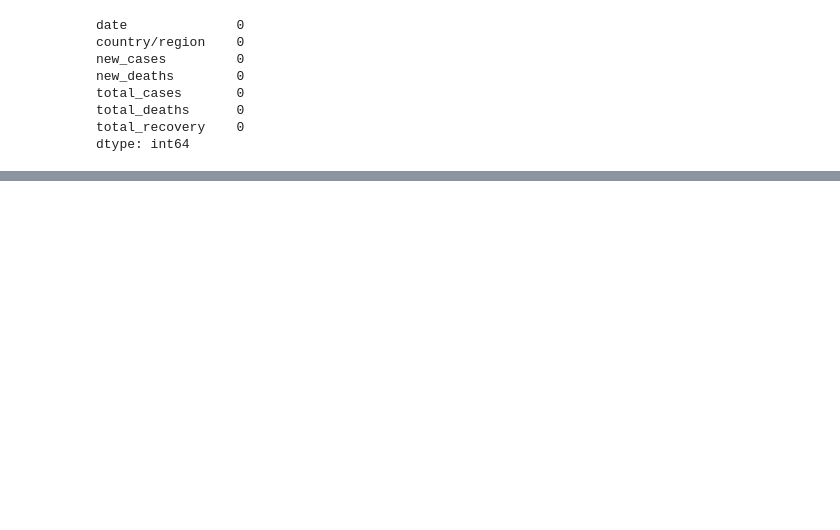
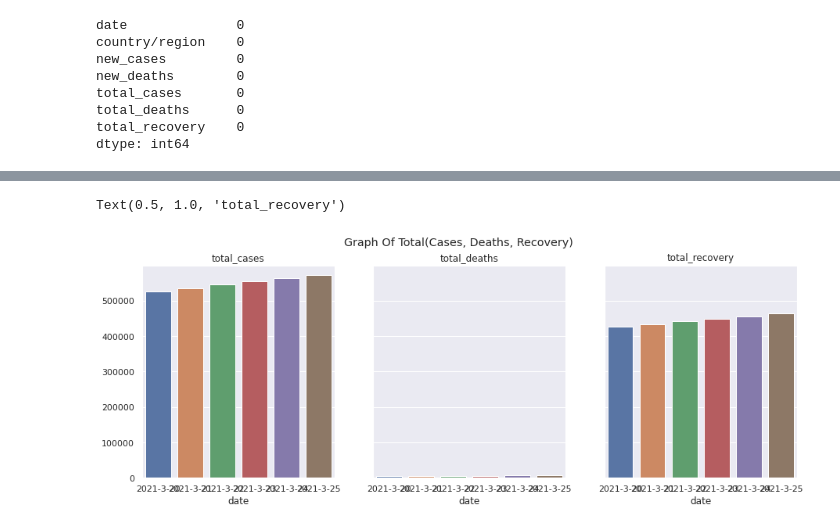
Before and after one commit to iiabdulrazak/silver-scraper, a Jupyter notebook: notebooks/visData.ipynb, the cells around one changed output, grey strips where cells are left out. Cells and saved outputs as stored; diff of their text form; code cells hidden in the pictures; blank space fills up the shorter version.

```diff
--- a/notebooks/visData.ipynb
+++ b/notebooks/visData.ipynb
@@ -90,0 +93,18 @@ plt.show()
+# %%
+fig, axes = plt.subplots(1, 3, figsize=(15, 5), sharey=True)
+fig.suptitle('Graph Of Total(Cases, Deaths, Recovery)')
+
+# Total Cases
+sns.barplot(ax=axes[0], x=graphD['total_cases'].index, y=graphD['total_cases'].values)
+axes[0].set_title(graphD['total_cases'].name)
+
+# Total Deaths
+sns.barplot(ax=axes[1], x=graphD['total_deaths'].index, y=graphD['total_deaths'].values)
+axes[1].set_title(graphD['total_deaths'].name)
+
+# Total Recovery
+sns.barplot(ax=axes[2], x=graphD['total_recovery'].index, y=graphD['total_recovery'].values)
+axes[2].set_title(graphD['total_recovery'].name)
+# %% [output]
+Text(0.5, 1.0, 'total_recovery')
+[figure, added]
```
Also changed, not shown: parts of 7 cells of this notebook.
